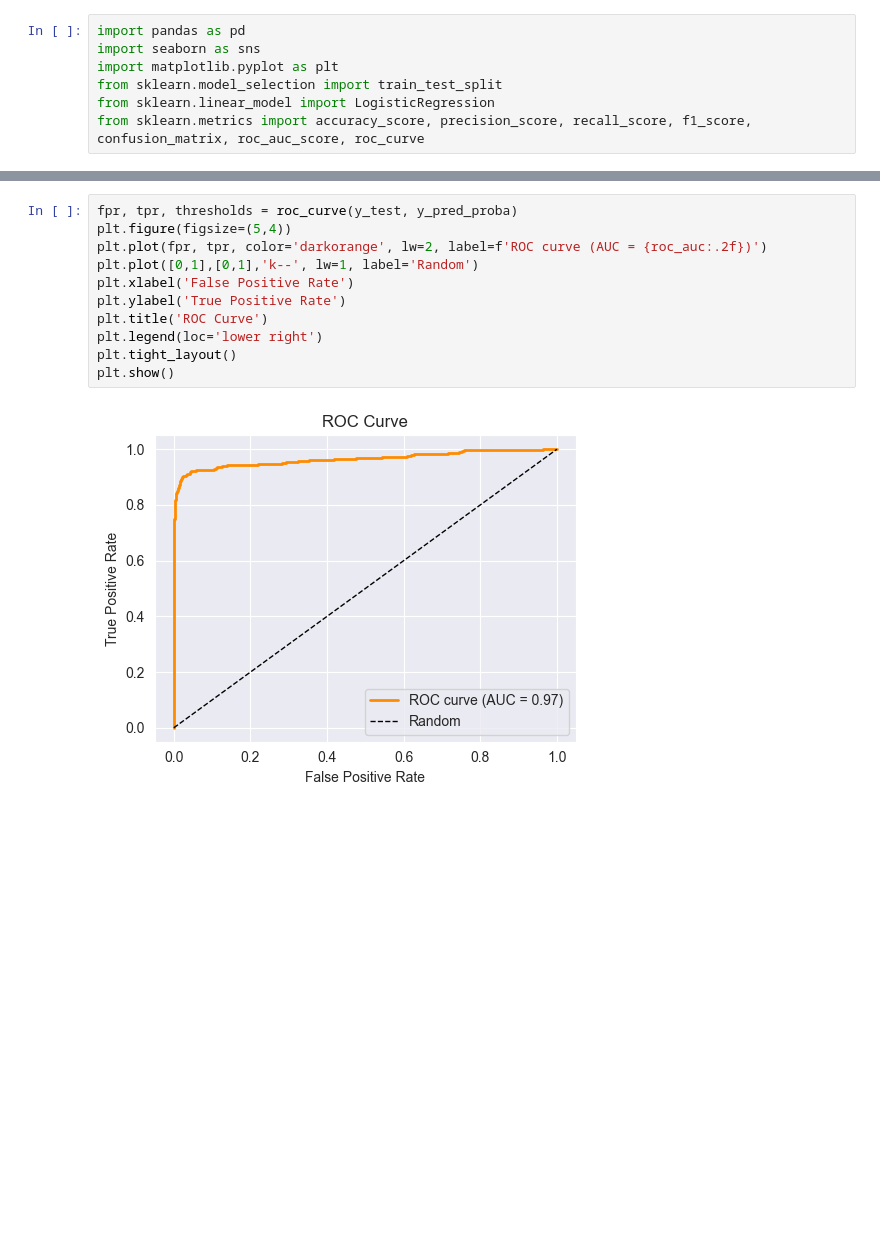
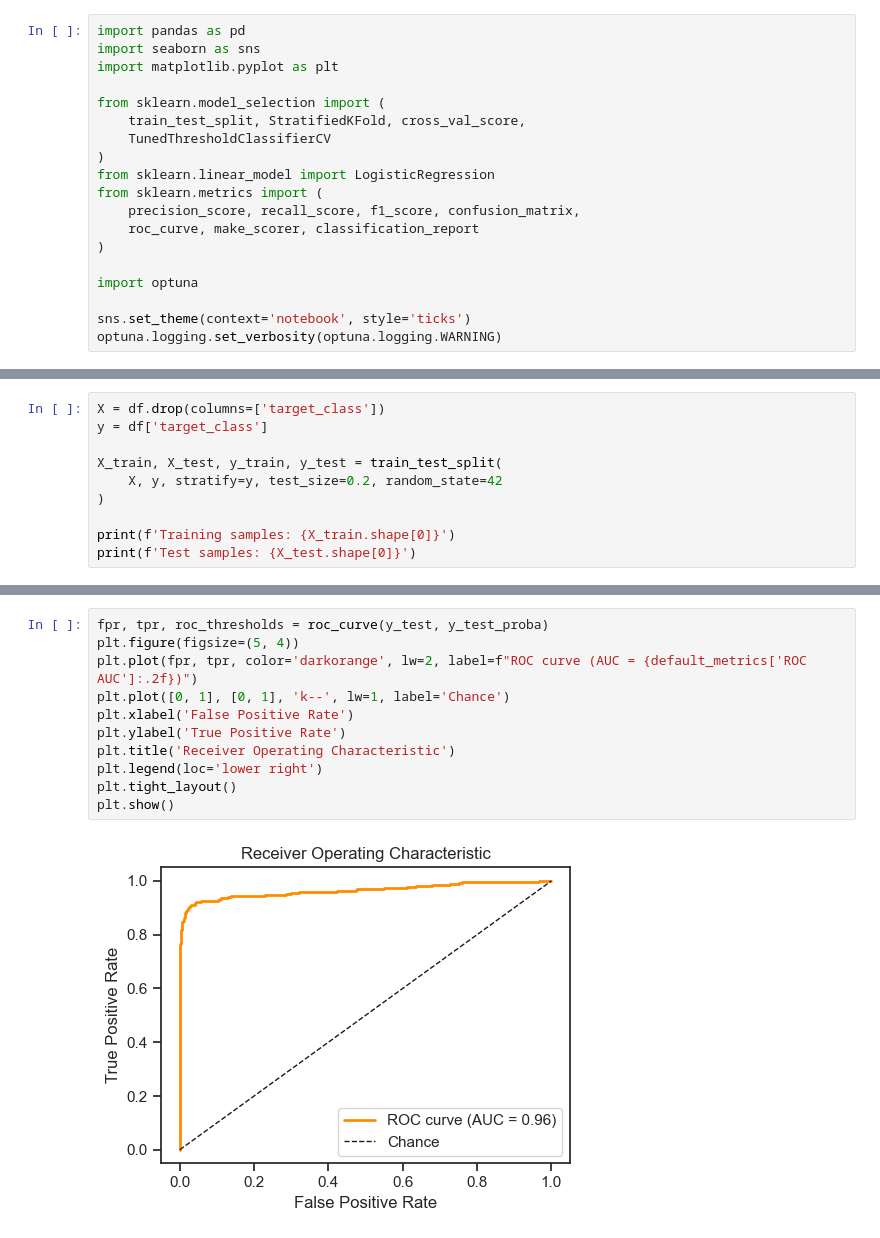
Before and after one commit to joaomarcosmb/pulsars-classification, a Jupyter notebook: notebooks/2.0.0-model-training.ipynb, the cells around one changed output, grey strips where cells are left out. Saved outputs shown, nothing was run; the diff lists cells and outputs as text; blank space fills up the shorter version.

```diff
--- a/notebooks/2.0.0-model-training.ipynb
+++ b/notebooks/2.0.0-model-training.ipynb
@@ -2,8 +2,20 @@
 import pandas as pd
 import seaborn as sns
 import matplotlib.pyplot as plt
-from sklearn.model_selection import train_test_split
+
+from sklearn.model_selection import (
+    train_test_split, StratifiedKFold, cross_val_score,
+    TunedThresholdClassifierCV
+)
 from sklearn.linear_model import LogisticRegression
-from sklearn.metrics import accuracy_score, precision_score, recall_score, f1_score, confusion_matrix, roc_auc_score, roc_curve
+from sklearn.metrics import (
+    precision_score, recall_score, f1_score, confusion_matrix,
+    roc_curve, make_scorer, classification_report
+)
+
+import optuna
+
+sns.set_theme(context='notebook', style='ticks')
+optuna.logging.set_verbosity(optuna.logging.WARNING)
 # %%
 df = pd.read_csv('../data/processed/pulsar_processed.csv')
@@ -47,0 +30,10 @@ ROC AUC: 0.9651809018090182
+# %%
+X = df.drop(columns=['target_class'])
+y = df['target_class']
+
+X_train, X_test, y_train, y_test = train_test_split(
+    X, y, stratify=y, test_size=0.2, random_state=42
+)
+
+print(f'Training samples: {X_train.shape[0]}')
+print(f'Test samples: {X_test.shape[0]}')
@@ -58,13 +136,13 @@ plt.show()
 # %%
-fpr, tpr, thresholds = roc_curve(y_test, y_pred_proba)
-plt.figure(figsize=(5,4))
-plt.plot(fpr, tpr, color='darkorange', lw=2, label=f'ROC curve (AUC = {roc_auc:.2f})')
-plt.plot([0,1],[0,1],'k--', lw=1, label='Random')
+fpr, tpr, roc_thresholds = roc_curve(y_test, y_test_proba)
+plt.figure(figsize=(5, 4))
+plt.plot(fpr, tpr, color='darkorange', lw=2, label=f"ROC curve (AUC = {default_metrics['ROC AUC']:.2f})")
+plt.plot([0, 1], [0, 1], 'k--', lw=1, label='Chance')
 plt.xlabel('False Positive Rate')
 plt.ylabel('True Positive Rate')
-plt.title('ROC Curve')
+plt.title('Receiver Operating Characteristic')
 plt.legend(loc='lower right')
 plt.tight_layout()
 plt.show()
 # %% [output]
-[figure, old version]
+[figure, new version]
```
Also changed, not shown: parts of 16 cells of this notebook, 2 other files.
